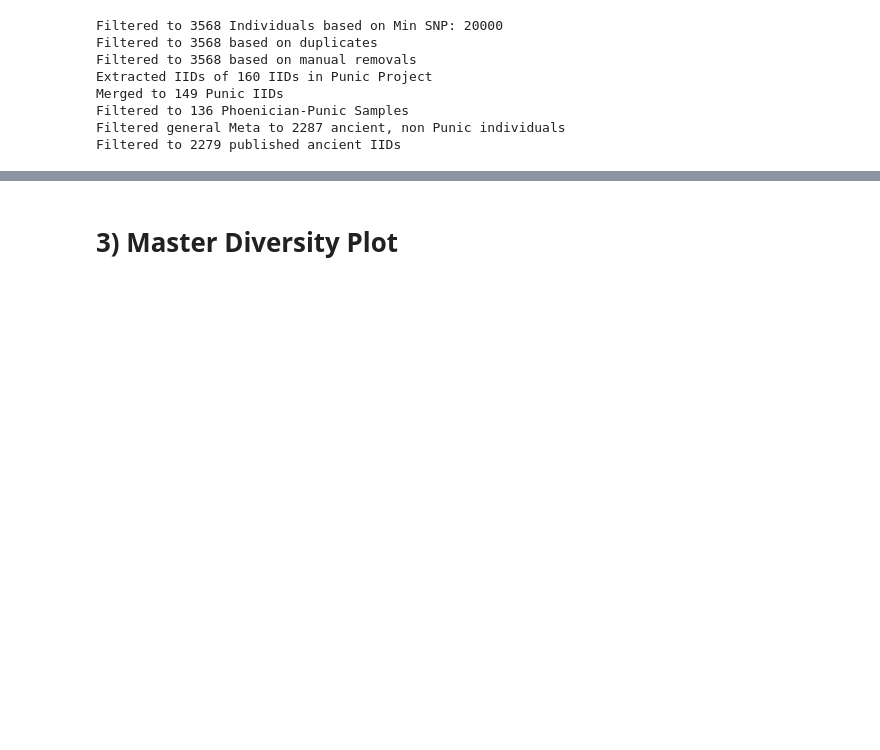
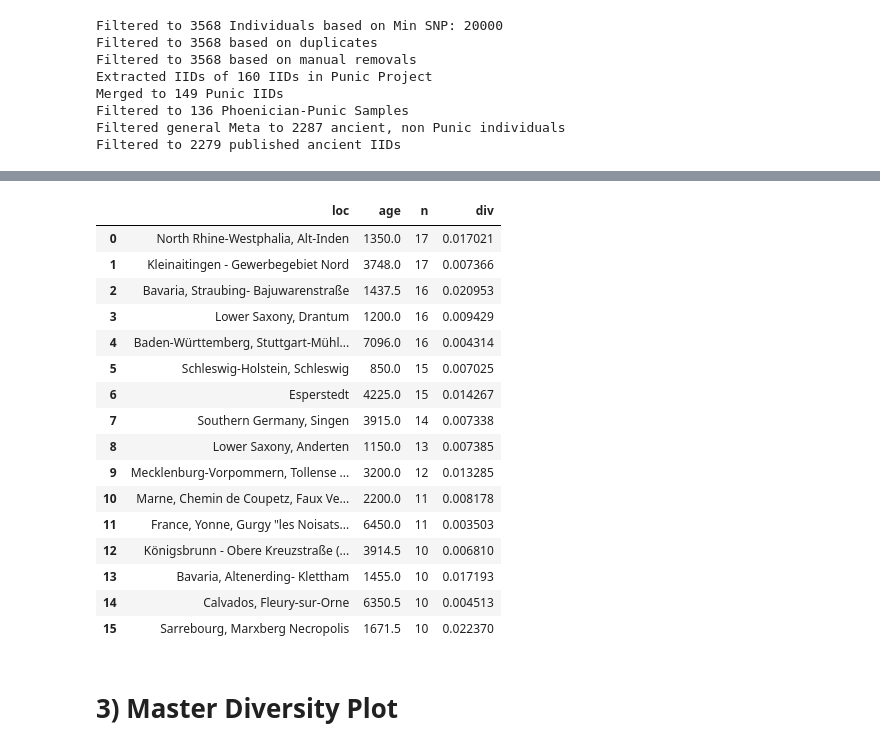
Before and after one commit to hringbauer/punic_aDNA, a Jupyter notebook: notebooks/figs/plot_y_div.ipynb, the cells around one changed output, grey strips where cells are left out. Saved outputs shown, nothing was run; the diff lists cells and outputs as text; code cells hidden in the pictures; blank space fills up the shorter version.

```diff
--- a/notebooks/figs/plot_y_div.ipynb
+++ b/notebooks/figs/plot_y_div.ipynb
@@ -675,3 +684,23 @@ plot_pca_div_panel()
+# %%
+df_pca_fr#[df_pca_fr["div"]>2500]
+# %% [output]
+|  | loc | age | n | div |
+| 0 | North Rhine-Westphalia, Alt-Inden | 1350.0 | 17 | 0.017021 |
+| 1 | Kleinaitingen - Gewerbegebiet Nord | 3748.0 | 17 | 0.007366 |
+| 2 | Bavaria, Straubing- Bajuwarenstraße | 1437.5 | 16 | 0.020953 |
+| 3 | Lower Saxony, Drantum | 1200.0 | 16 | 0.009429 |
+| 4 | Baden-Württemberg, Stuttgart-Mühl... | 7096.0 | 16 | 0.004314 |
+| 5 | Schleswig-Holstein, Schleswig | 850.0 | 15 | 0.007025 |
+| 6 | Esperstedt | 4225.0 | 15 | 0.014267 |
+| 7 | Southern Germany, Singen | 3915.0 | 14 | 0.007338 |
+| 8 | Lower Saxony, Anderten | 1150.0 | 13 | 0.007385 |
+| 9 | Mecklenburg-Vorpommern, Tollense ... | 3200.0 | 12 | 0.013285 |
+| 10 | Marne, Chemin de Coupetz, Faux Ve... | 2200.0 | 11 | 0.008178 |
+| 11 | France, Yonne, Gurgy "les Noisats... | 6450.0 | 11 | 0.003503 |
+| 12 | Königsbrunn - Obere Kreuzstraße (... | 3914.5 | 10 | 0.006810 |
+| 13 | Bavaria, Altenerding- Klettham | 1455.0 | 10 | 0.017193 |
+| 14 | Calvados, Fleury-sur-Orne | 6350.5 | 10 | 0.004513 |
+| 15 | Sarrebourg, Marxberg Necropolis | 1671.5 | 10 | 0.022370 |
 # %% [markdown]
 # 3) Master Diversity Plot
 # %%
```
Also changed, not shown: parts of 11 cells of this notebook, 1 other file.
